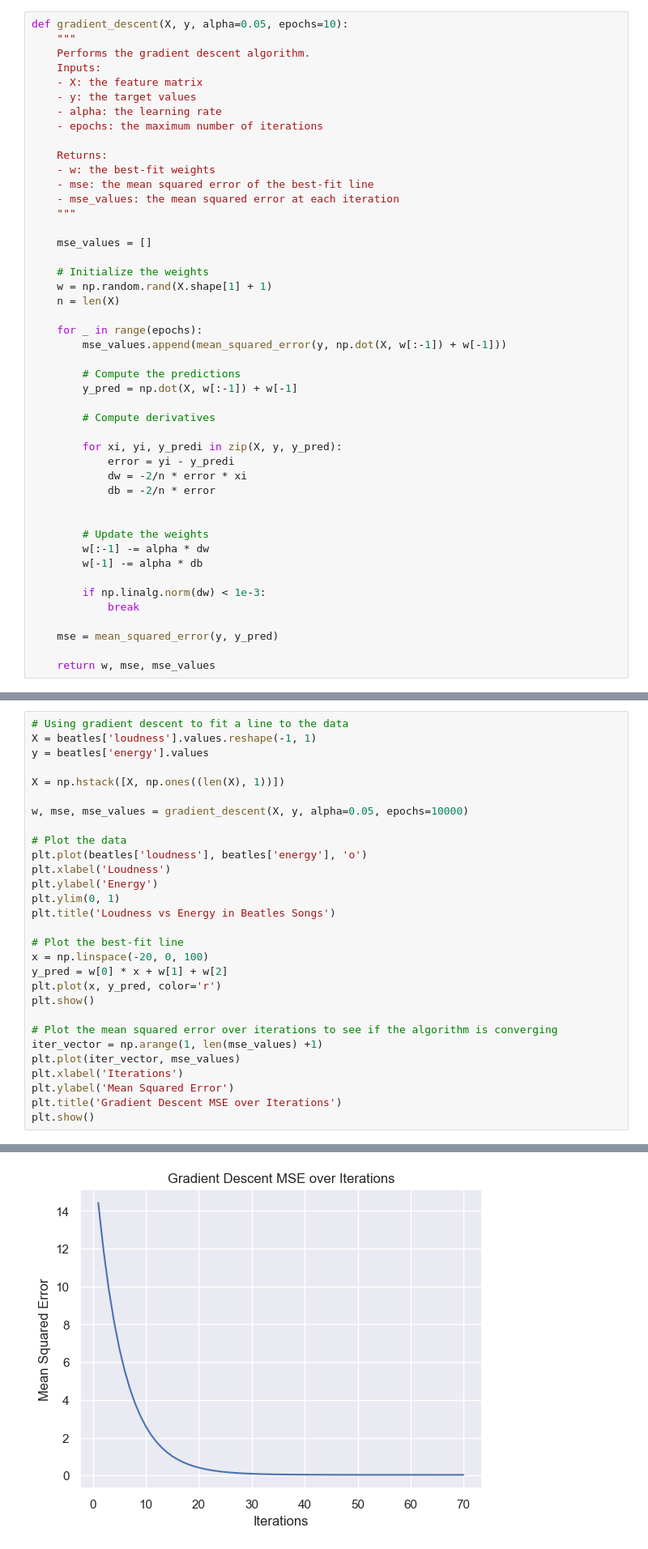
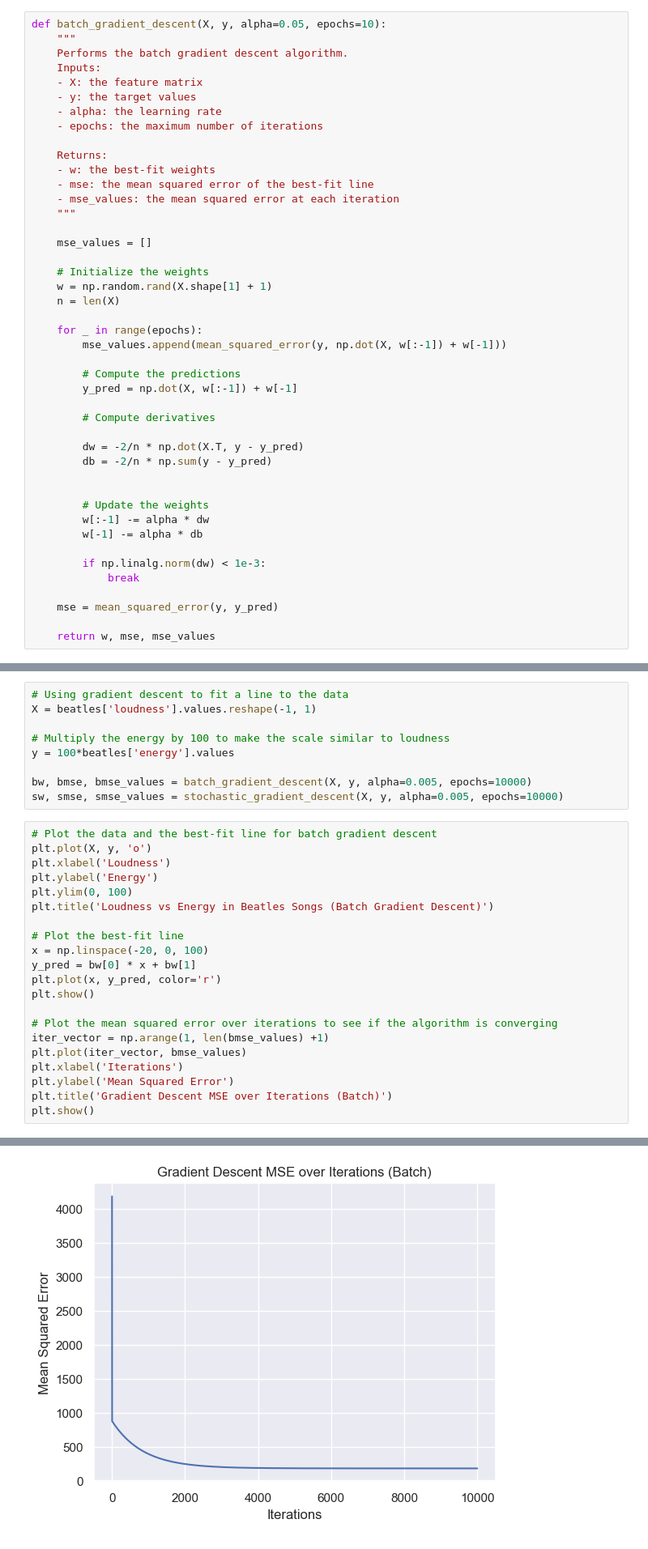
Before and after one commit to gbd2/INDE-577, a Jupyter notebook: supervised-learning/2 - Gradient Descent/GradientDescent.ipynb, the cells around one changed output, grey strips where cells are left out. Shown: that part at 81% size. Cells and saved outputs as stored; diff of their text form.

```diff
--- a/supervised-learning/2 - Gradient Descent/GradientDescent.ipynb
+++ b/supervised-learning/2 - Gradient Descent/GradientDescent.ipynb
@@ -18,9 +16,9 @@ from sklearn.model_selection import train_test_split
 sns.set_theme()
 from sklearn.metrics import mean_squared_error
 # %%
-def gradient_descent(X, y, alpha=0.05, epochs=10):
+def batch_gradient_descent(X, y, alpha=0.05, epochs=10):
     """
-    Performs the gradient descent algorithm.
+    Performs the batch gradient descent algorithm.
     Inputs:
     - X: the feature matrix
     - y: the target values
@@ -47,10 +45,8 @@ def gradient_descent(X, y, alpha=0.05, epochs=10):
 
         # Compute derivatives
 
-        for xi, yi, y_predi in zip(X, y, y_pred):
-            error = yi - y_predi
-            dw = -2/n * error * xi
-            db = -2/n * error
+        dw = -2/n * np.dot(X.T, y - y_pred)
+        db = -2/n * np.sum(y - y_pred)
 
 
         # Update the weights
@@ -89,33 +128,34 @@ plt.title('Loudness vs Energy in Beatles Songs')
 # %% [output]
 Text(0.5, 1.0, 'Loudness vs Energy in Beatles Songs')
 [figure]
+# %%
+# Using gradient descent to fit a line to the data
+X = beatles['loudness'].values.reshape(-1, 1)
+
+# Multiply the energy by 100 to make the scale similar to loudness
+y = 100*beatles['energy'].values
+
+bw, bmse, bmse_values = batch_gradient_descent(X, y, alpha=0.005, epochs=10000)
+sw, smse, smse_values = stochastic_gradient_descent(X, y, alpha=0.005, epochs=10000)
 # %%
-# Using gradient descent to fit a line to the data
-X = beatles['loudness'].values.reshape(-1, 1)
-y = beatles['energy'].values
-
-X = np.hstack([X, np.ones((len(X), 1))])
-
-w, mse, mse_values = gradient_descent(X, y, alpha=0.05, epochs=10000)
-
-# Plot the data
-plt.plot(beatles['loudness'], beatles['energy'], 'o')
+# Plot the data and the best-fit line for batch gradient descent
+plt.plot(X, y, 'o')
 plt.xlabel('Loudness')
 plt.ylabel('Energy')
-plt.ylim(0, 1)
-plt.title('Loudness vs Energy in Beatles Songs')
+plt.ylim(0, 100)
+plt.title('Loudness vs Energy in Beatles Songs (Batch Gradient Descent)')
 
 # Plot the best-fit line
 x = np.linspace(-20, 0, 100)
-y_pred = w[0] * x + w[1] + w[2]
+y_pred = bw[0] * x + bw[1]
 plt.plot(x, y_pred, color='r')
 plt.show()
 
 # Plot the mean squared error over iterations to see if the algorithm is converging
-iter_vector = np.arange(1, len(mse_values) +1)
-plt.plot(iter_vector, mse_values)
+iter_vector = np.arange(1, len(bmse_values) +1)
+plt.plot(iter_vector, bmse_values)
 plt.xlabel('Iterations')
 plt.ylabel('Mean Squared Error')
-plt.title('Gradient Descent MSE over Iterations')
+plt.title('Gradient Descent MSE over Iterations (Batch)')
 plt.show()
 # %% [output]
@@ -123,2 +163,2 @@ plt.show()
-[figure, old version]
+[figure, new version]
 # %% [markdown]
```
Also changed, not shown: parts of 7 cells of this notebook, 19 other files.
